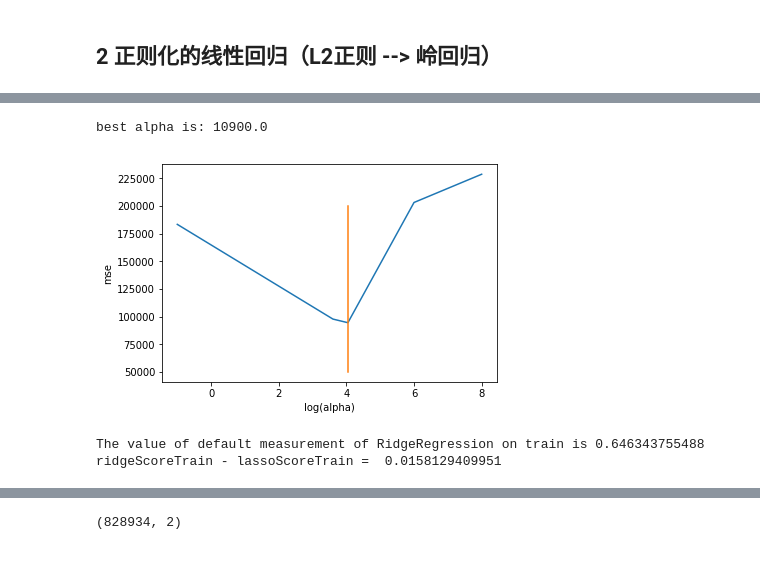
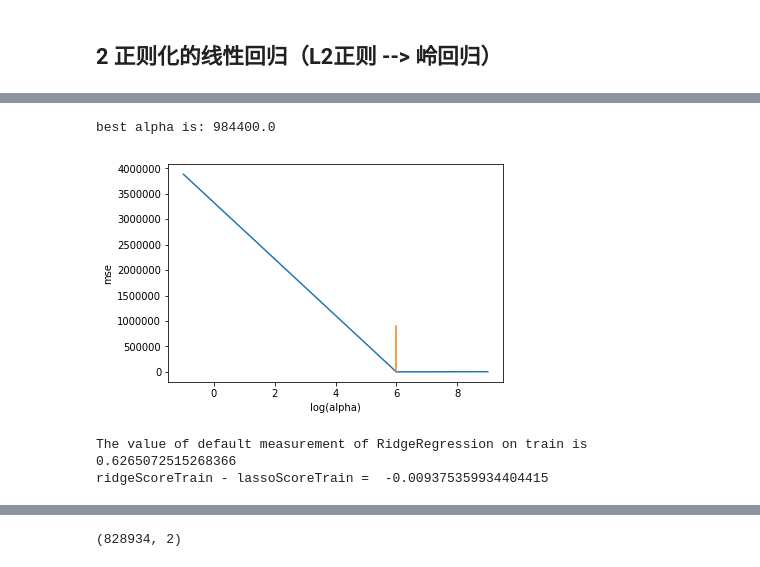
Before and after one commit to jieming2002/race_regression, a Jupyter notebook: src/04_lasso_RidgeCV.ipynb, the cells around one changed output, grey strips where cells are left out. Drawn from its saved outputs; the diff is of its cells as text; code cells hidden in the pictures.

```diff
--- a/src/04_lasso_RidgeCV.ipynb
+++ b/src/04_lasso_RidgeCV.ipynb
@@ -30,7 +30,7 @@ path_test = '../data/new/test/'
 summit_path = '../data/summit/'
 # %%
 #读取训练数据:
-train = pd.read_csv(path_train + 'train=0.1-fe-pay.csv')
+train = pd.read_csv(path_train + 'train=0.1-fe-top20.csv')
 train.head()
 # %% [output]
 |  | user_id | register_time | wood_add_value | wood_reduce_value | stone_add_value | stone_reduce_value | ... |
@@ -94,8 +94,8 @@ def generate_summit(predict):
 # %%
 %%time
 #正则项系数
-# alphas = [0.1, 1, 10, 100, 1000, 10000, 10000]
-alphas = [10, 50, 80, 81, 82, 83, 85, 100, 1000]
+# alphas = [1, 10, 100, 1000, 10000, 10000]
+alphas = [1, 10, 10.1, 10.2, 10.3, 10.4,10.5, 10.55, 10.6, 20, 100]
 
 # Lasso 模型实例
 lasso = LassoCV(alphas=alphas)
@@ -160,8 +160,8 @@ testPredict.shape
 # %%
 %%time
 #正则项的参数
-# alphas = [0.01, 0.1, 1, 10, 100]
-alphas = [0.1, 4000, 10900, 11000, 11100, 1000000, 100000000]
+alphas = [0.01, 0.1, 1, 10, 100]
+alphas = [0.1, 984000, 984300, 984400, 984500, 10000000, 1000000000]
 
 #创建岭回归模块实例
 reg = RidgeCV(alphas=alphas, store_cv_values=True)
@@ -173,20 +173,20 @@ Wall time: 339 ms
 # %%
 ### 2.1 岭回归模型评价
 mse_mean = np.mean(reg.cv_values_, axis=0)
 
 #正则项参数取对数， mse_mean.reshape() 干什么的？拉平
 plt.plot(np.log10(alphas), mse_mean.reshape(len(alphas), 1))
 # 在最佳参数位置绘制竖线：注意第二个参数值要和 Y 坐标轴匹配
-plt.plot(np.log10(reg.alpha_)*np.ones(3), [50000, 100000, 200000])
+plt.plot(np.log10(reg.alpha_)*np.ones(3), [100, 5000, 900000])
 # plt.show() #绘制在一张图上，显示异常，暂时分开
 
 plt.xlabel('log(alpha)')
 plt.ylabel('mse')
 
 print('best alpha is:', reg.alpha_)
 # %% [output]
-best alpha is: 10900.0
+best alpha is: 984400.0
-[figure, old version]
+[figure, new version]
 # %%
 ## 2.2 岭回归 模型与 Lasso 的比较
 # 使用 RidgeCV 模型自带的评估模块（r2_score），并输出评估结果
@@ -197,8 +197,8 @@ print('ridgeScoreTrain - lassoScoreTrain = ', ridgeScoreTrain - lassoScoreTrain)
 # The value of default measurement of RidgeRegression on train is 0.633948526875
 # ridgeScoreTrain - lrScoreTrain =  -0.131696775147
 # %% [output]
-The value of default measurement of RidgeRegression on train is 0.646343755488
-ridgeScoreTrain - lassoScoreTrain =  0.0158129409951
+The value of default measurement of RidgeRegression on train is 0.6265072515268366
+ridgeScoreTrain - lassoScoreTrain =  -0.009375359934404415
 # %%
 #对测试数据进行预测
 ridge_y_predict_test = reg.predict(test_X)
```
Also changed, not shown: parts of 12 cells of this notebook, 3 other files.
